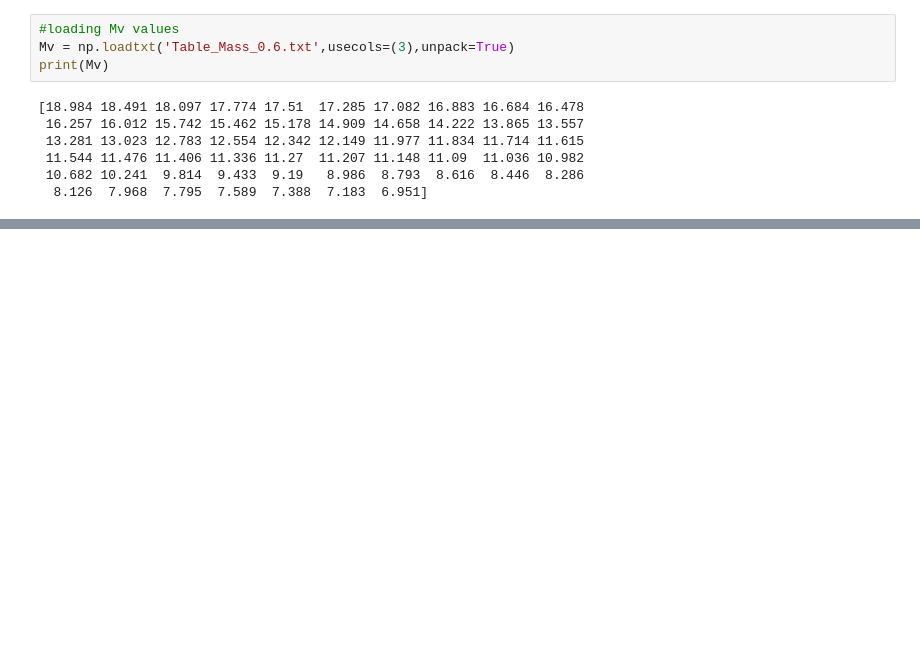
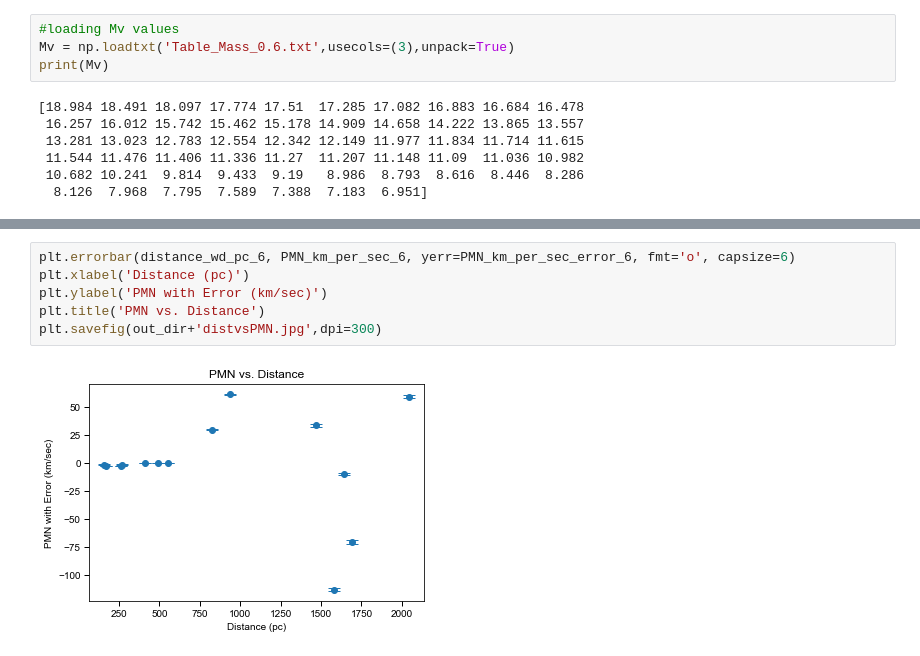
Before and after one commit to tanshijain/SIP2018, a Jupyter notebook: plotting_mv_whitedwarf_0.6.ipynb, the cells around one changed output, grey strips where cells are left out. Cells and saved outputs as stored; diff of their text form; blank space fills up the shorter version.

```diff
--- a/plotting_mv_whitedwarf_0.6.ipynb
+++ b/plotting_mv_whitedwarf_0.6.ipynb
@@ -93 +351,9 @@ plt.savefig(out_dir+'plotting_mv_whitedwarf_0.6.jpg',dpi=300)
+# %%
+plt.errorbar(distance_wd_pc_6, PMN_km_per_sec_6, yerr=PMN_km_per_sec_error_6, fmt='o', capsize=6)
+plt.xlabel('Distance (pc)')
+plt.ylabel('PMN with Error (km/sec)')
+plt.title('PMN vs. Distance')
+plt.savefig(out_dir+'distvsPMN.jpg',dpi=300)
+# %% [output]
+[figure, added]
 # %%
```
Also changed, not shown: parts of 16 cells of this notebook.
